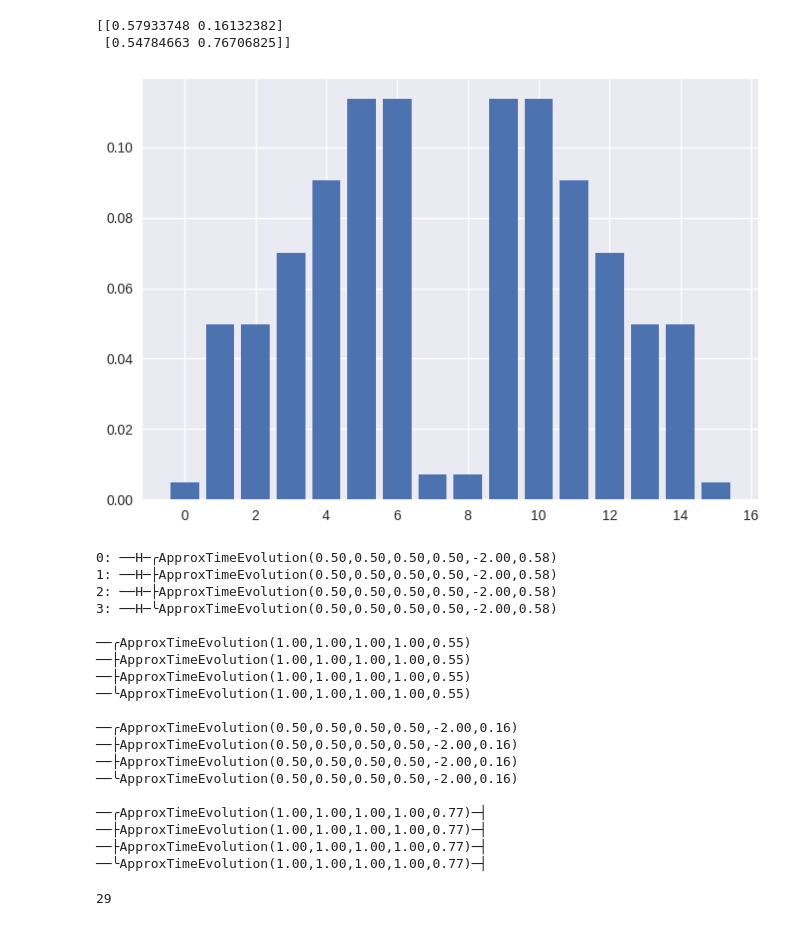
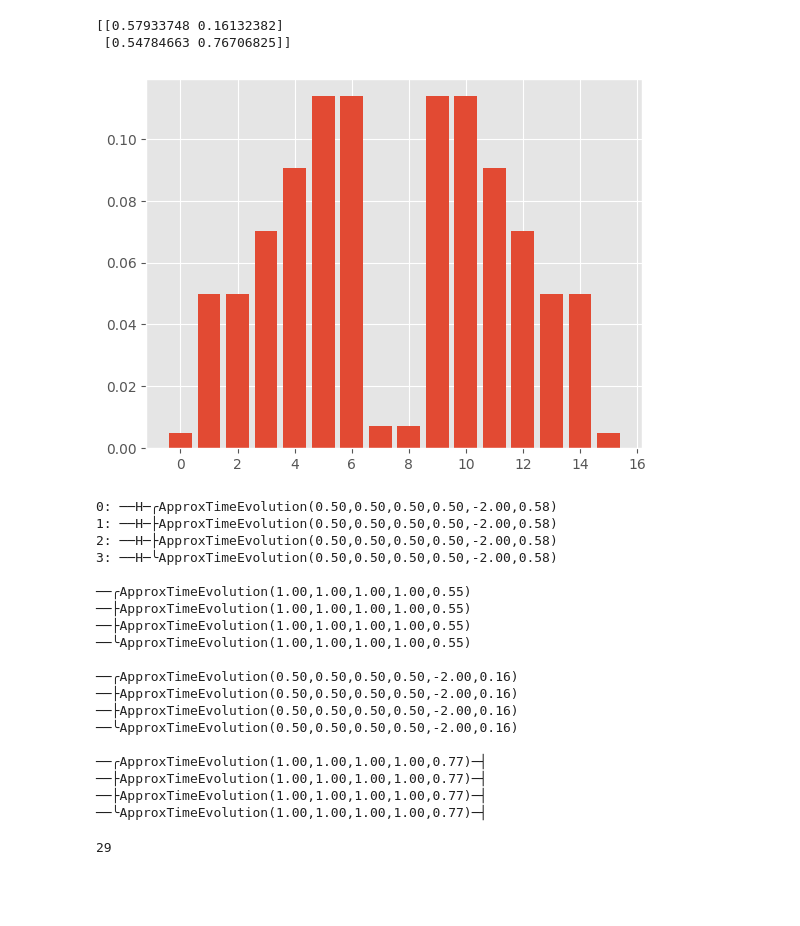
Before and after one commit to StrillX/Thesis, a Jupyter notebook: QAOA/Intro.ipynb, the cells around one changed output. Cells and saved outputs as stored; diff of their text form; code cells hidden in the pictures; blank space fills up the shorter version.

```diff
--- a/QAOA/Intro.ipynb
+++ b/QAOA/Intro.ipynb
@@ -77,12 +77,12 @@ probs = probability_circuit(params[0], params[1])
 # %%
 #print(plt.style.available)
 # %%
-plt.style.use("seaborn-v0_8")
+plt.style.use("ggplot")
 plt.bar(range(2**len(wires)),probs)
 plt.show()
 print(qml.draw(circuit)([params[0],params[1]]))
 # %% [output]
-[figure, old version]
+[figure, new version]
 0: ──H─╭ApproxTimeEvolution(0.50,0.50,0.50,0.50,-2.00,0.58)
 1: ──H─├ApproxTimeEvolution(0.50,0.50,0.50,0.50,-2.00,0.58)
 2: ──H─├ApproxTimeEvolution(0.50,0.50,0.50,0.50,-2.00,0.58)
```
Also changed, not shown: parts of 2 cells of this notebook, 5 other files.
